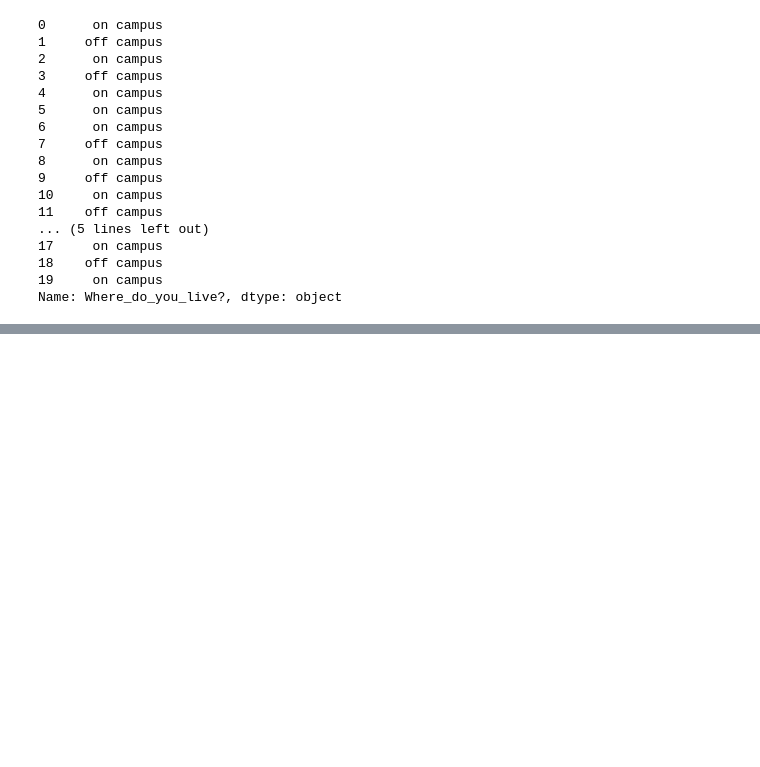
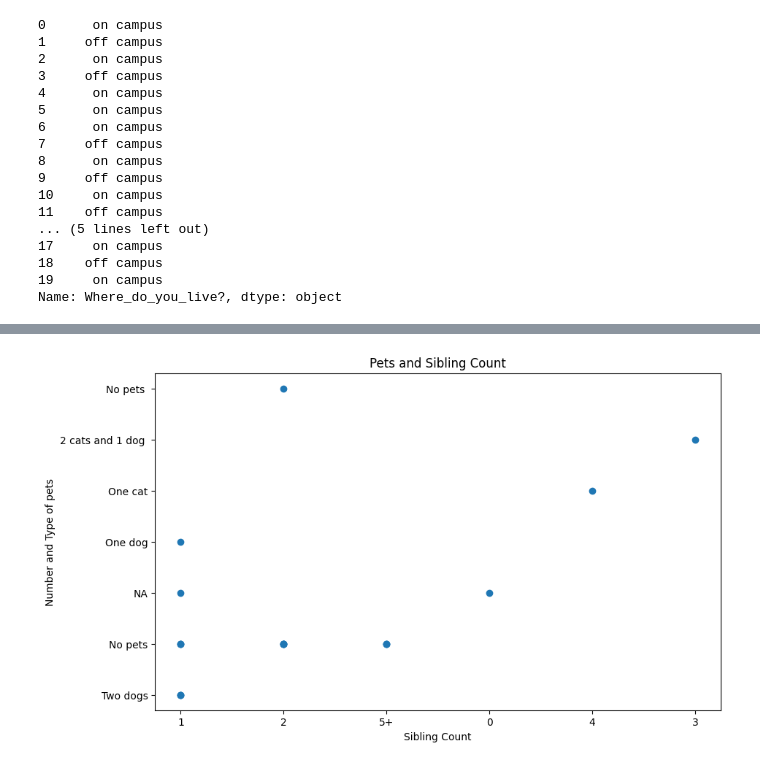
Before and after one commit to wschmitz1/wyatt_csci_1070_2, a Jupyter notebook: Homework4.ipynb, the cells around one changed output, grey strips where cells are left out. Drawn from its saved outputs; the diff is of its cells as text; code cells hidden in the pictures; blank space fills up the shorter version.

```diff
--- a/Homework4.ipynb
+++ b/Homework4.ipynb
@@ -319,0 +241,10 @@ Name: Where_do_you_live?, dtype: object
+# %%
+plt.figure(figsize=(10, 6))
+plt.scatter(x='How_many_siblings_do_you_have?', y='How_many_pets_and_of_which_kind_do_you_have?', data=data_df)
+plt.title('Pets and Sibling Count')
+plt.xlabel('Sibling Count')
+plt.ylabel('Number and Type of pets')
+plt.show()
+# This plot demonstrates that those with multiple siblings typically have at least one pet.
+# %% [output]
+[figure, added]
```
Also changed, not shown: parts of 9 cells of this notebook.
